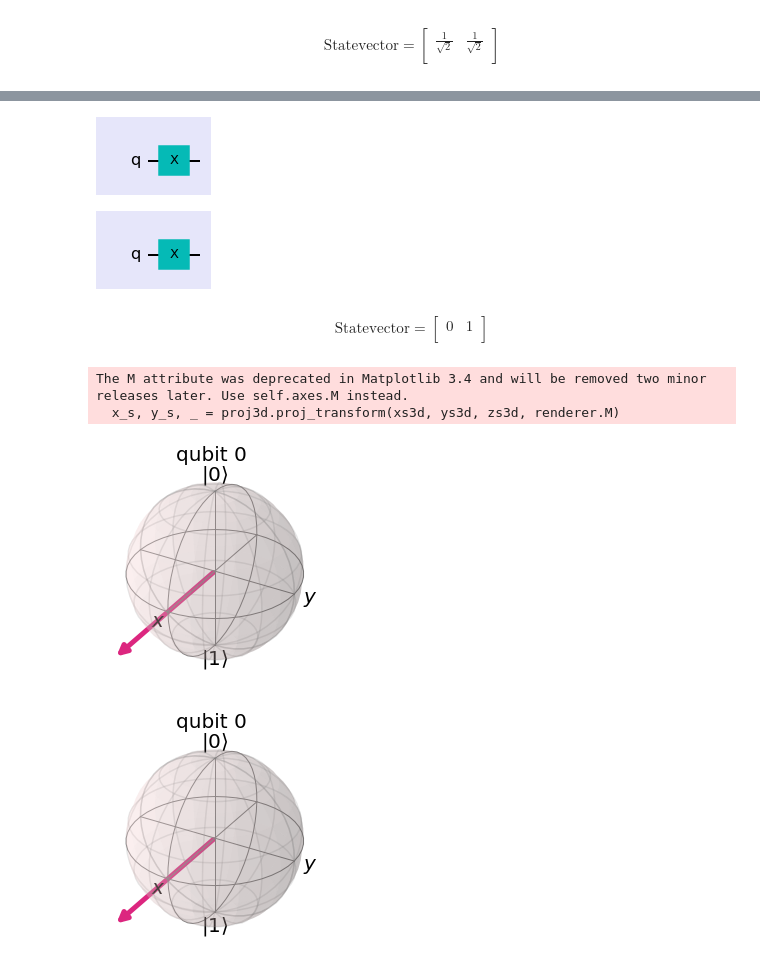
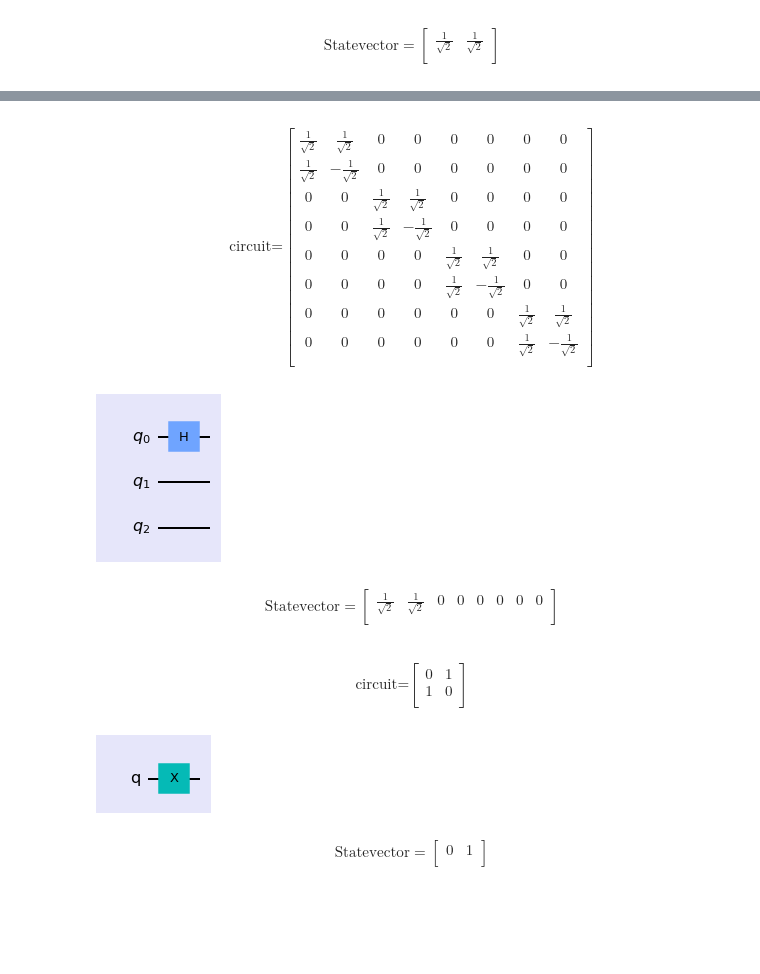
Before and after one commit to Hasanshekh/Biggner, a Jupyter notebook: Gate in System.ipynb, the cells around one changed output, grey strips where cells are left out. Saved outputs shown, nothing was run; the diff lists cells and outputs as text; code cells hidden in the pictures; blank space fills up the shorter version.

```diff
--- a/Gate in System.ipynb
+++ b/Gate in System.ipynb
@@ -65,18 +121,71 @@ QiskitError: 'ERROR:  [Experiment 0] AerSimulator: circuit with instructions {"i
+# %%
+# triple H gate
+qc = QuantumCircuit(3)
+qc.h(0)
+style = {'backgroundcolor': 'lavender'}
+qc.draw(output='mpl',style = style)
+
+svsim = Aer.get_backend('aer_simulator')
+qc.save_unitary()
+qobj = assemble(qc)
+unitary = svsim.run(qobj).result().get_unitary()
+array_to_latex(unitary,prefix="\\text{circuit=}\n")
+# %% [output]
+$$
+\text{circuit=}
+\begin{bmatrix}
+\tfrac{1}{\sqrt{2}} & \tfrac{1}{\sqrt{2}} & 0 & 0 & 0 & 0 & 0 & 0  \\
+ \tfrac{1}{\sqrt{2}} & -\tfrac{1}{\sqrt{2}} & 0 & 0 & 0 & 0 & 0 & 0  \\
+ 0 & 0 & \tfrac{1}{\sqrt{2}} & \tfrac{1}{\sqrt{2}} & 0 & 0 & 0 & 0  \\
+ 0 & 0 & \tfrac{1}{\sqrt{2}} & -\tfrac{1}{\sqrt{2}} & 0 & 0 & 0 & 0  \\
+ 0 & 0 & 0 & 0 & \tfrac{1}{\sqrt{2}} & \tfrac{1}{\sqrt{2}} & 0 & 0  \\
+ 0 & 0 & 0 & 0 & \tfrac{1}{\sqrt{2}} & -\tfrac{1}{\sqrt{2}} & 0 & 0  \\
+ 0 & 0 & 0 & 0 & 0 & 0 & \tfrac{1}{\sqrt{2}} & \tfrac{1}{\sqrt{2}}  \\
+ 0 & 0 & 0 & 0 & 0 & 0 & \tfrac{1}{\sqrt{2}} & -\tfrac{1}{\sqrt{2}}  \\
+ \end{bmatrix}
+$$
+[figure, added]
+# %%
+svsim = Aer.get_backend('aer_simulator')
+qc.save_statevector()
+qobj = assemble(qc)
+final_state = svsim.run(qobj).result().get_statevector()
+display(array_to_latex(final_state, prefix="\\text{Statevector} = "))
+# %% [output]
+$$
+\text{Statevector} =
+\begin{bmatrix}
+\tfrac{1}{\sqrt{2}} & \tfrac{1}{\sqrt{2}} & 0 & 0 & 0 & 0 & 0 & 0  \\
+ \end{bmatrix}
+$$
 # %%
+# single X gate
 qc1=QuantumCircuit(1)
 qc1.x(0)
 style = {'backgroundcolor': 'lavender'}
 qc1.draw(output='mpl',style = style)
+
+
+svsim = Aer.get_backend('aer_simulator')
+qc1.save_unitary()
+qobj = assemble(qc1)
+unitary = svsim.run(qobj).result().get_unitary()
+array_to_latex(unitary,prefix="\\text{circuit=}\n")
 # %% [output]
+$$
+\text{circuit=}
+\begin{bmatrix}
+0 & 1  \\
+ 1 & 0  \\
+ \end{bmatrix}
+$$
 [figure]
-[figure, removed]
 # %%
 svsim = Aer.get_backend('aer_simulator')
 qc1.save_statevector()
 qobj = assemble(qc1)
 final_state = svsim.run(qobj).result().get_statevector()
 display(array_to_latex(final_state, prefix="\\text{Statevector} = "))
-plot_bloch_multivector(unitary)
 # %% [output]
 $$
 \text{Statevector} =
@@ -84,7 +193,3 @@ $$
 0 & 1  \\
  \end{bmatrix}
 $$
-The M attribute was deprecated in Matplotlib 3.4 and will be removed two minor releases later. Use self.axes.M instead.
-  x_s, y_s, _ = proj3d.proj_transform(xs3d, ys3d, zs3d, renderer.M)
-[figure, removed]
-[figure, removed]
```
Also changed, not shown: parts of 14 cells of this notebook.
